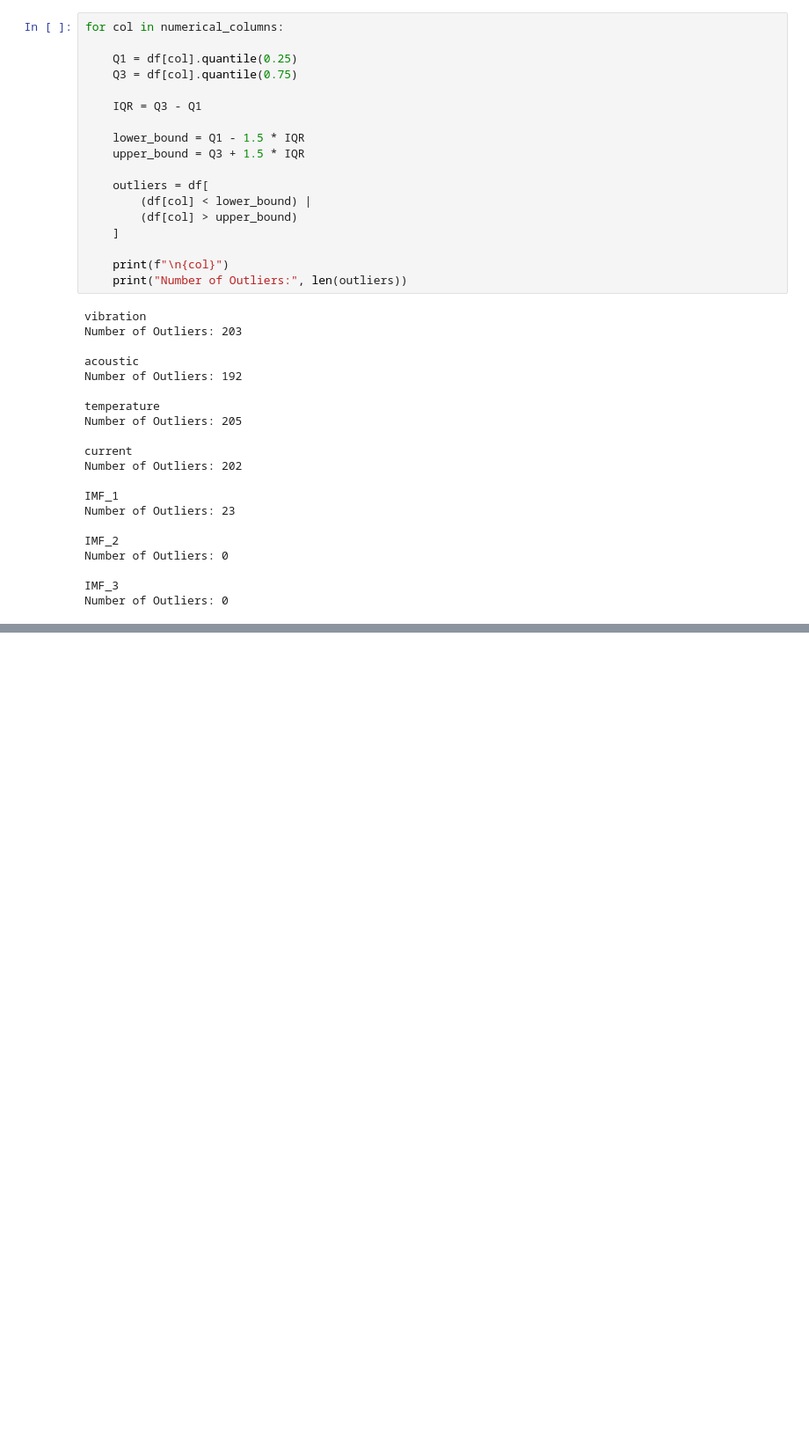
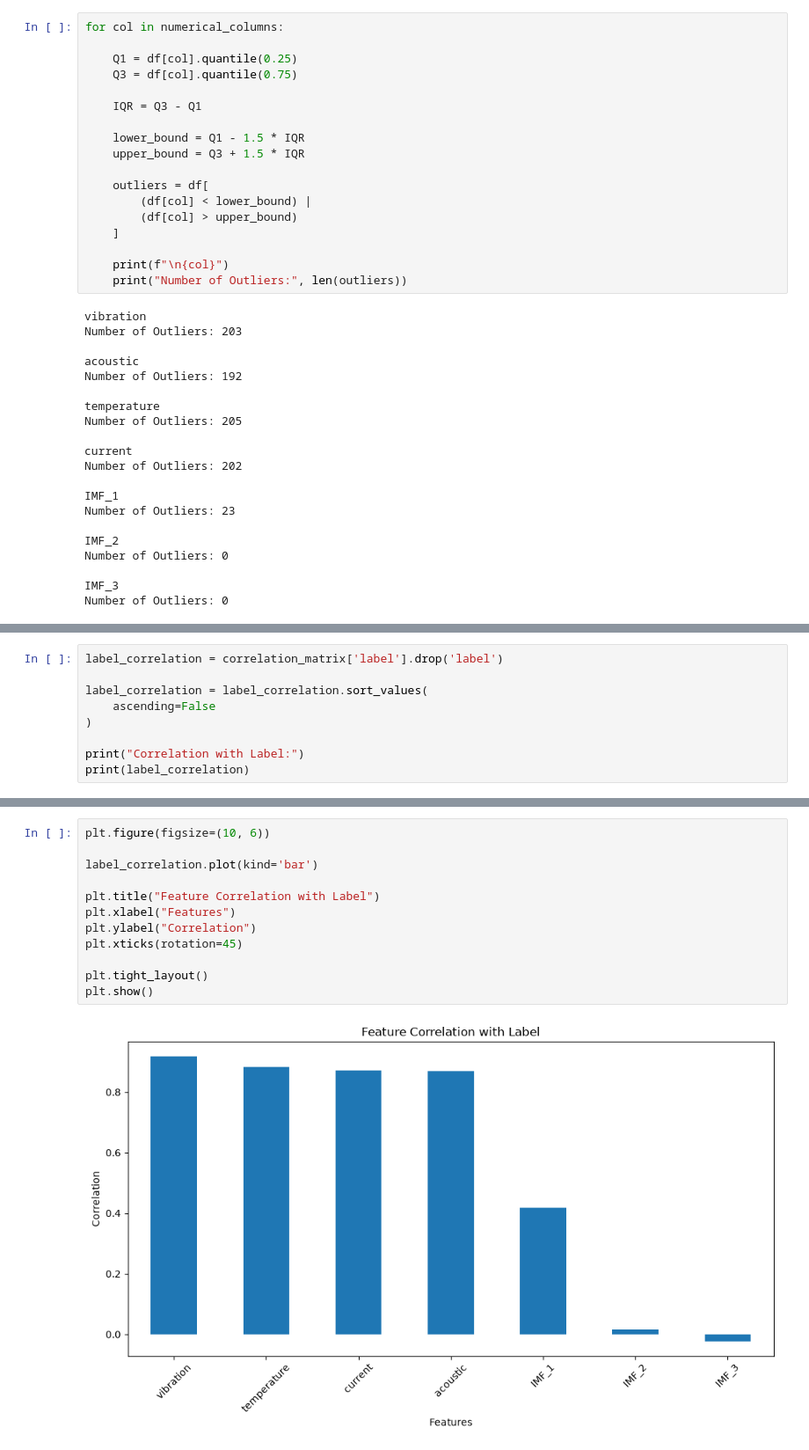
Before and after one commit to Noha62928/Real-Time-Anomaly-Detection-Alerting-System-IoT-Time-Series-, a Jupyter notebook: notebooks/data_exploration.ipynb, the cells around one changed output, grey strips where cells are left out. Shown at 88% size. Cells and saved outputs as stored; diff of their text form; blank space fills up the shorter version.

```diff
--- a/notebooks/data_exploration.ipynb
+++ b/notebooks/data_exploration.ipynb
@@ -320,0 +364,9 @@ Number of Outliers: 0
+# %%
+label_correlation = correlation_matrix['label'].drop('label')
+
+label_correlation = label_correlation.sort_values(
+    ascending=False
+)
+
+print("Correlation with Label:")
+print(label_correlation)
@@ -320,0 +383,14 @@ Number of Outliers: 0
+# %%
+plt.figure(figsize=(10, 6))
+
+label_correlation.plot(kind='bar')
+
+plt.title("Feature Correlation with Label")
+plt.xlabel("Features")
+plt.ylabel("Correlation")
+plt.xticks(rotation=45)
+
+plt.tight_layout()
+plt.show()
+# %% [output]
+[figure, added]
```
Also changed, not shown: parts of 3 cells of this notebook.
